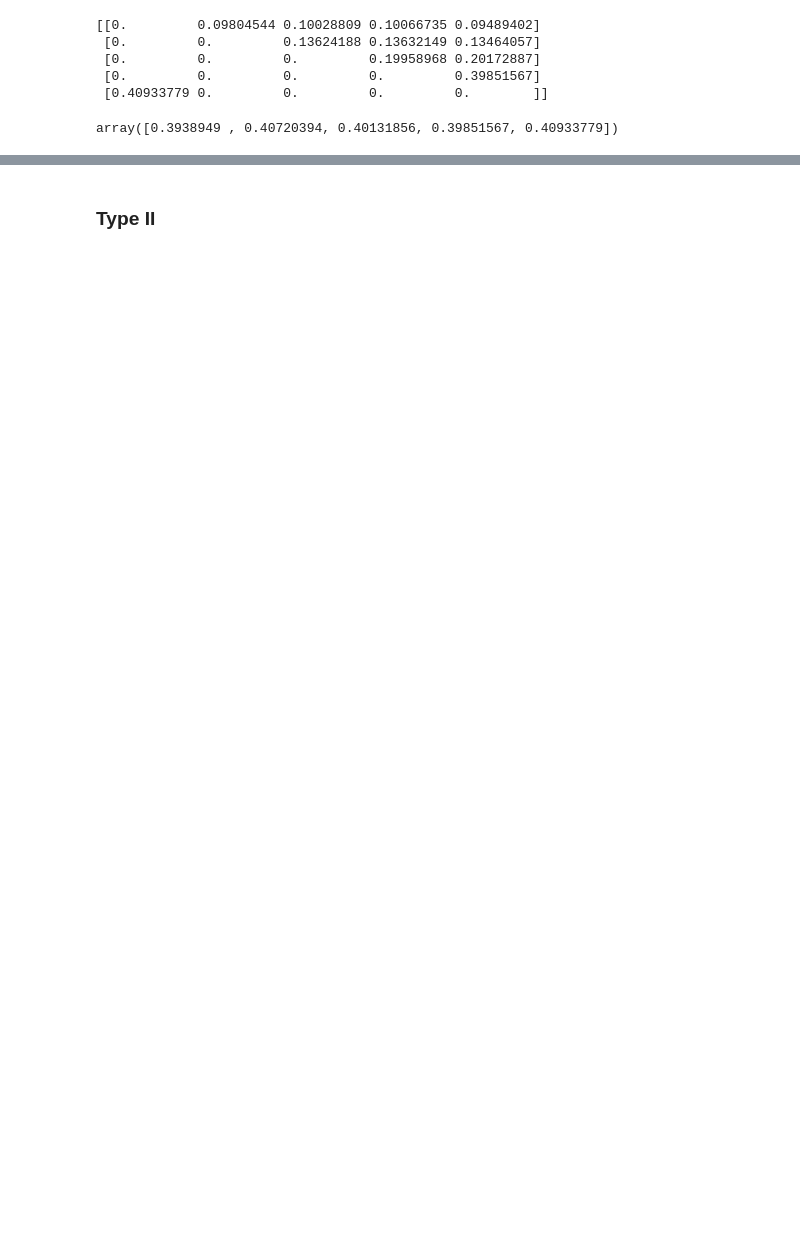
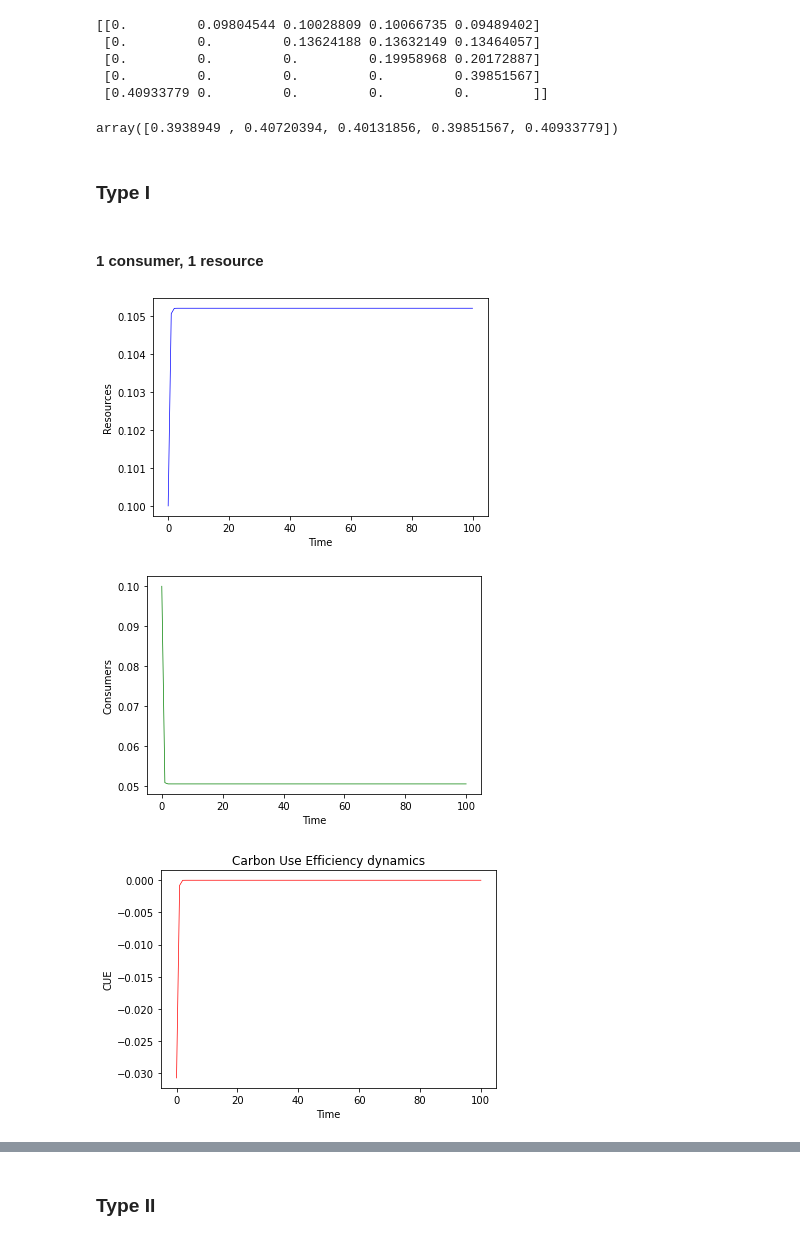
Before and after one commit to DaniDuan/CMEEProject, a Jupyter notebook: code/temp_microbial_CUE.ipynb, the cells around one changed output, grey strips where cells are left out. Drawn from its saved outputs; the diff is of its cells as text; code cells hidden in the pictures; blank space fills up the shorter version.

Commit message:
updating notebook, changing to type 1

```diff
--- a/code/temp_microbial_CUE.ipynb
+++ b/code/temp_microbial_CUE.ipynb
@@ -178,3 +178,36 @@ np.sum(l, axis = 1)
  [0.         0.         0.         0.         0.39851567]
  [0.40933779 0.         0.         0.         0.        ]]
 array([0.3938949 , 0.40720394, 0.40131856, 0.39851567, 0.40933779])
+# %% [markdown]
+### Type I
+# %% [markdown]
+#### 1 consumer, 1 resource
+# %%
+from Bacteria_vector_modular import ass_temp_run
+import numpy as np
+
+########## Setting Parameters ###########
+N = 1 # Number of consumers
+M = 1 # Number of resources
+
+# Temperature params
+Tref = 273.15 # Reference temperature Kelvin, 0 degrees C
+pk = 20 # Peak above Tref, degrees C
+Ma = 1 # Mass
+Ea_D = np.repeat(3.5,N) # Deactivation energy
+t_n = 21 # Number of temperatures to run the model at, model starts at 20
+
+# Assembly
+ass = 1 # Assembly times at each temperature
+t_fin = 100 # Number of time steps for each temperature
+x0 = np.concatenate((np.full([N], (0.1)),np.full([M], (0.1)))) # Starting concentration for resources and consumers
+typ = 1 # Functional response, Type I or II
+K = 1 # Half saturation constant for Monod equation(Type II)
+
+
+########## Running Model ###########
+ass_temp_run(t_fin, N, M, t_n,  Tref, Ma, ass, x0, pk, Ea_D, typ, K)
+# %% [output]
+[figure, added]
+[figure, added]
+[figure, added]
```
Also changed, not shown: parts of 23 cells of this notebook, 2 other files.
